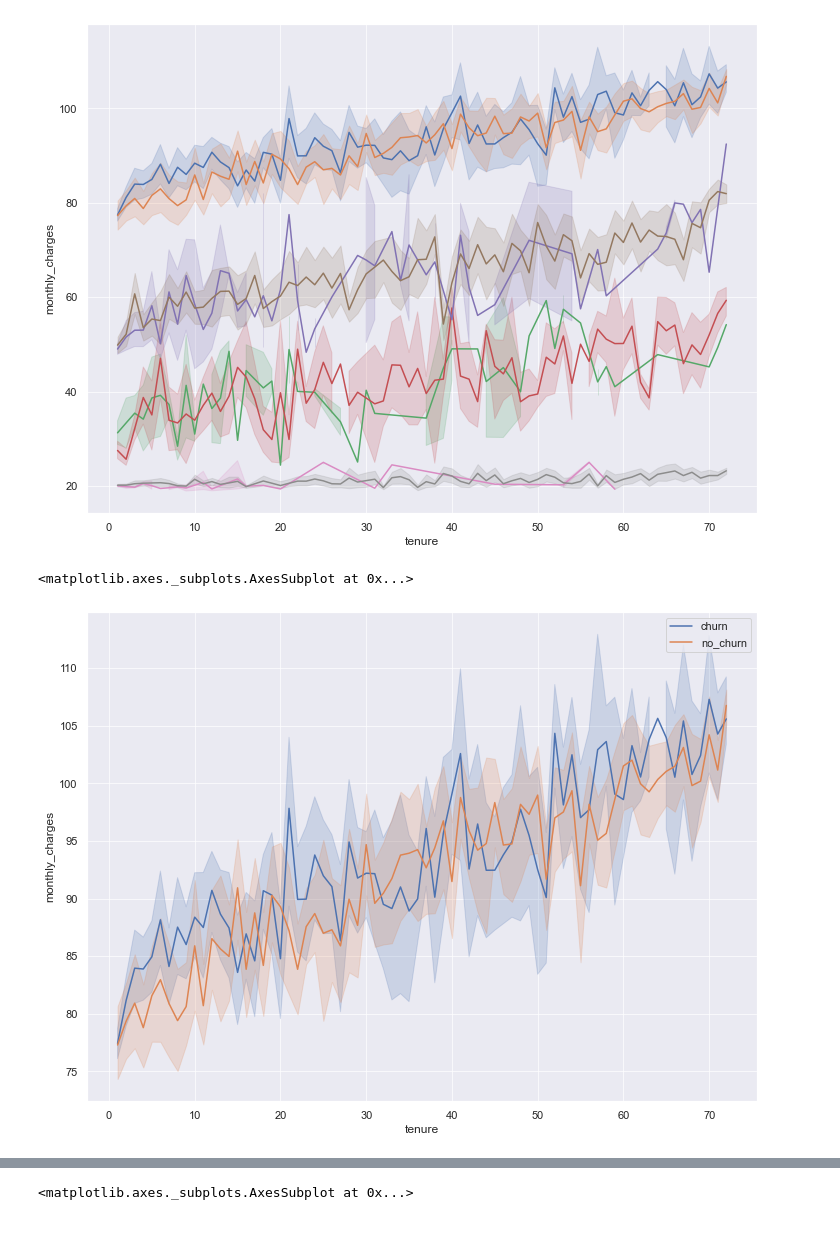
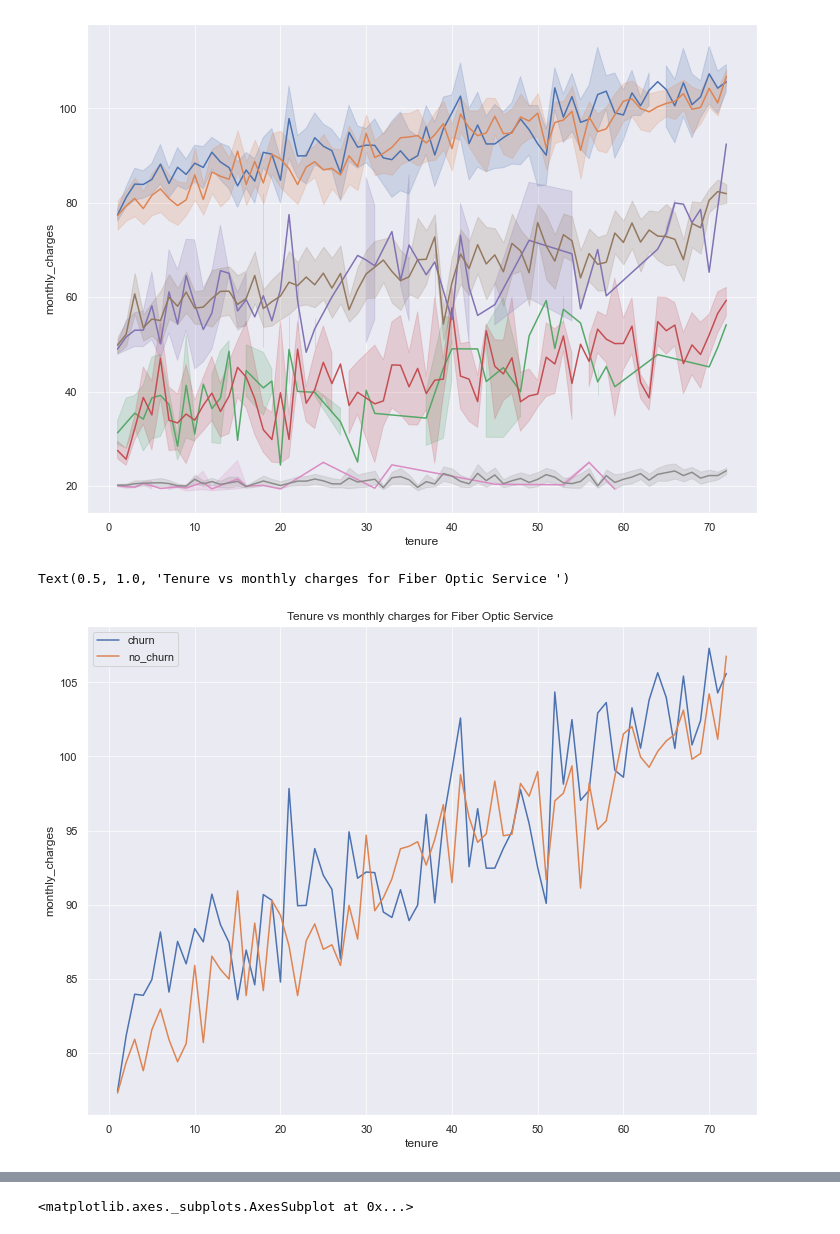
Before and after one commit to ravinder79/Telco_Churn, a Jupyter notebook: Telco_churn_ravinder.ipynb, the cells around one changed output, grey strips where cells are left out. Saved outputs shown, nothing was run; the diff lists cells and outputs as text; code cells hidden in the pictures.

```diff
--- a/Telco_churn_ravinder.ipynb
+++ b/Telco_churn_ravinder.ipynb
@@ -164,0 +161,3 @@ train.shape
+# %%
+train, test = sklearn.model_selection.train_test_split(df, train_size=.8, random_state=42)
+train.shape
@@ -269,11 +278,12 @@ sns.lineplot(x='tenure', y = 'monthly_charges', data = ph0)
 [figure]
 # %%
 plt.figure(figsize = (12,9))
-sns.lineplot(x='tenure', y = 'monthly_charges', data = fo, label = 'churn')
-sns.lineplot(x='tenure', y = 'monthly_charges', data = fo0, label = 'no_churn')
+sns.lineplot(x='tenure', y = 'monthly_charges', data = fo, label = 'churn', err_style= None)
+sns.lineplot(x='tenure', y = 'monthly_charges', data = fo0, label = 'no_churn', err_style = None)
+plt.title ('Tenure vs monthly charges for Fiber Optic Service ')
 # %% [output]
-<matplotlib.axes._subplots.AxesSubplot at 0x...>
+Text(0.5, 1.0, 'Tenure vs monthly charges for Fiber Optic Service ')
-[figure, old version]
+[figure, new version]
 # %%
 plt.figure(figsize = (12,9))
 sns.lineplot(x='tenure', y = 'monthly_charges', data = dsl,label = 'churn')
```
Also changed, not shown: parts of 25 cells of this notebook.
